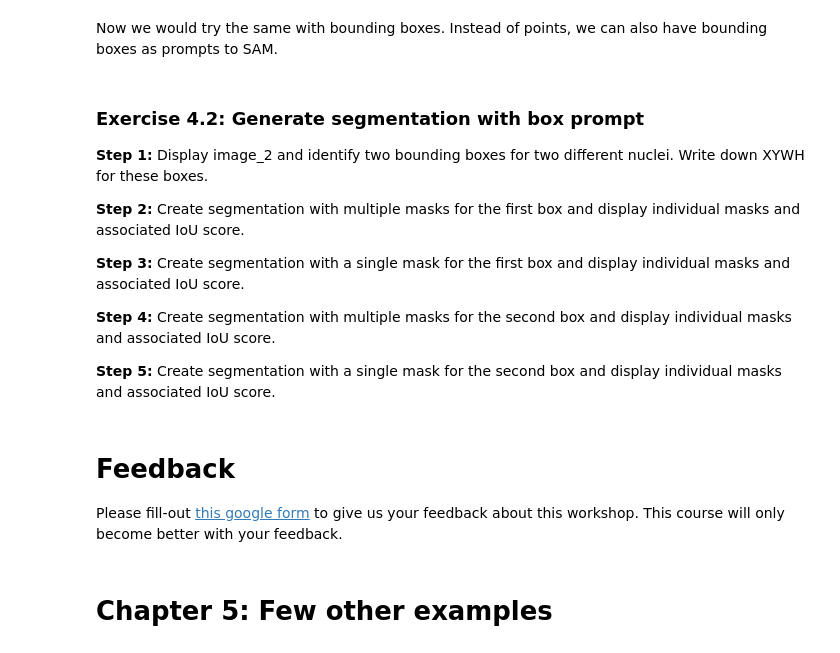
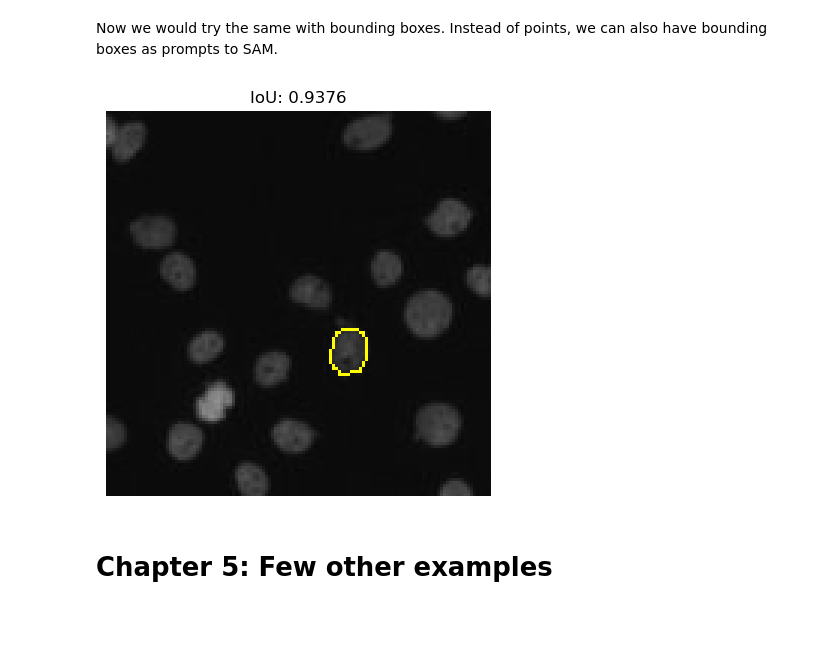
Before and after one commit to rkarmaka/SAM-using-Python-for-Microscopy-Data, a Jupyter notebook: [COURSE_TEMPLATE]_Segment_Anything_with_Python_for_Microscopy_Images.ipynb, the cells around one changed output. Cells and saved outputs as stored; diff of their text form; code cells hidden in the pictures; blank space fills up the shorter version.

Commit message:
update-course-template

```diff
--- a/[COURSE_TEMPLATE]_Segment_Anything_with_Python_for_Microscopy_Images.ipynb
+++ b/[COURSE_TEMPLATE]_Segment_Anything_with_Python_for_Microscopy_Images.ipynb
@@ -316,19 +347,18 @@ Now we would try the same with bounding boxes. Instead of points, we can also ha
-# %% [markdown]
-### Exercise 4.2: Generate segmentation with box prompt
-
-**Step 1:** Display image_2 and identify two bounding boxes for two different nuclei. Write down XYWH for these boxes.
-
-**Step 2:** Create segmentation with multiple masks for the first box and display individual masks and associated IoU score.
-
-**Step 3:** Create segmentation with a single mask for the first box and display individual masks and associated IoU score.
-
-**Step 4:** Create segmentation with multiple masks for the second box and display individual masks and associated IoU score.
-
-**Step 5:** Create segmentation with a single mask for the second box and display individual masks and associated IoU score.
-# %% [markdown]
-# Feedback
-
-Please fill-out [this google form](https://forms.gle/DLKWyAjDQz713EwH6) to give us your feedback about this workshop. This course will only become better with your feedback.
+# %%
+# Generate a single masks
+input_box = np.array([70,70,90,90])
+
+masks, scores, _ = predictor.predict(
+    point_coords=None,
+    point_labels=None,
+    box=input_box[None, :],
+    multimask_output=False,
+)
+# %%
+# Display indiidual masks and IoU scores associated
+display_image_with_individual_overlay(image, masks[0], scores[0])
+# %% [output]
+[figure, added]
 # %% [markdown]
 # Chapter 5: Few other examples
 # %% [markdown]
```
Also changed, not shown: parts of 132 cells of this notebook.
